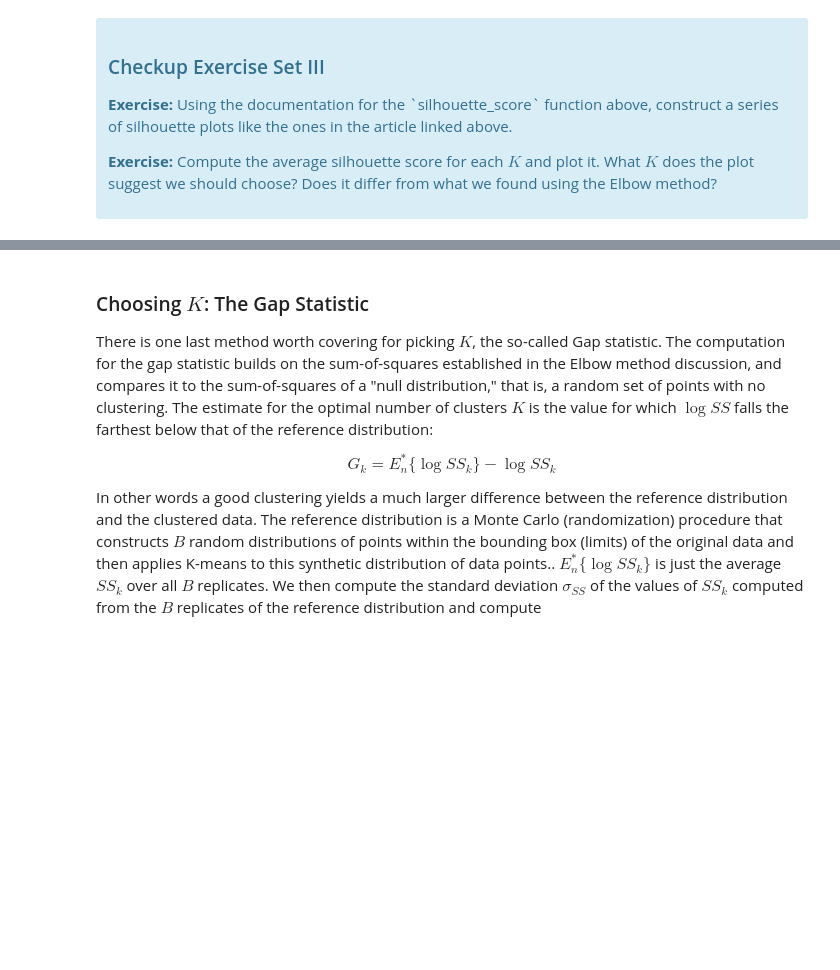
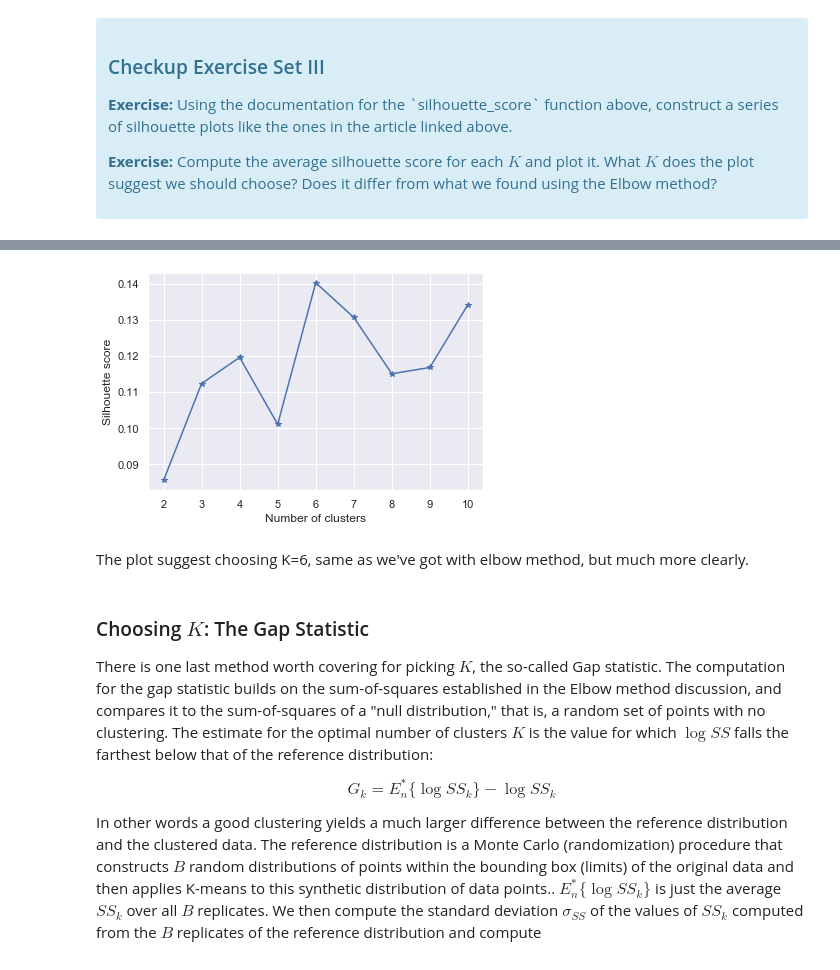
Before and after one commit to JuliaZozulia/mini-projects, a Jupyter notebook: clustering/Mini_Project_Clustering.ipynb, the cells around one changed output, grey strips where cells are left out. Drawn from its saved outputs; the diff is of its cells as text; code cells hidden in the pictures; blank space fills up the shorter version.

```diff
--- a/clustering/Mini_Project_Clustering.ipynb
+++ b/clustering/Mini_Project_Clustering.ipynb
@@ -123,3 +318,18 @@ Fortunately, scikit-learn provides a function to compute this for us (phew!) cal
+# %%
+S = []
+
+for k in range(2, 11):
+    kmeans = KMeans(n_clusters=k).fit(x_cols)
+    S.append(silhouette_score(x_cols, kmeans.labels_))
+
+plt.plot(range(2, 11), S, marker="*")
+plt.xlabel("Number of clusters")
+plt.ylabel("Silhouette score")
+plt.show()
+# %% [output]
+[figure, added]
+# %% [markdown]
+The plot suggest choosing K=6, same as we've got with elbow method, but much more clearly.
 # %% [markdown]
 ### Choosing $K$: The Gap Statistic
 
```
Also changed, not shown: parts of 29 cells of this notebook.
